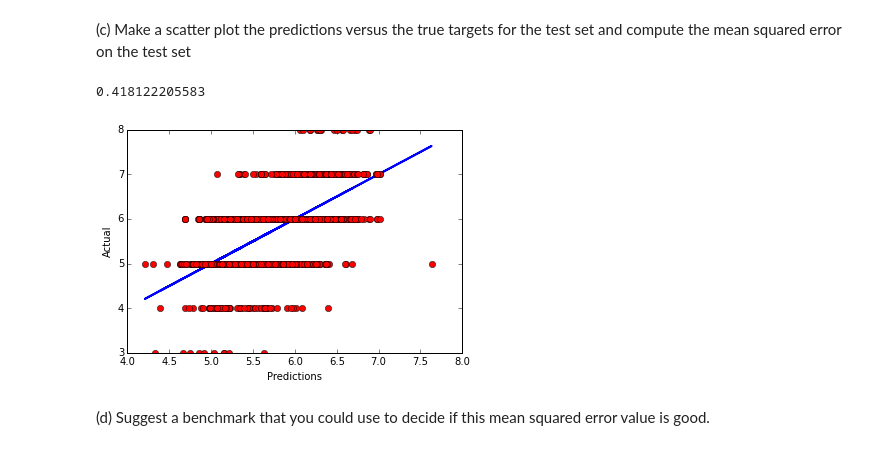
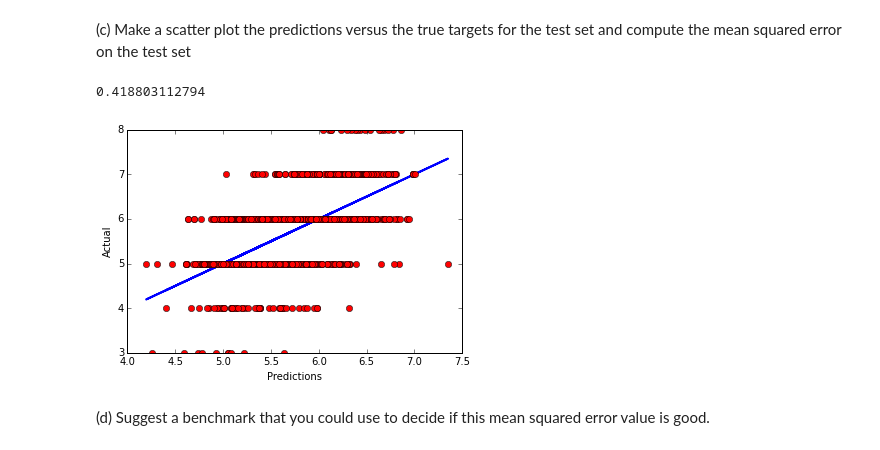
Before and after one commit to RossMeikleham/MachineLearning-Wines, a Jupyter notebook: notebook.ipynb, the cells around one changed output. Cells and saved outputs as stored; diff of their text form; code cells hidden in the pictures.

```diff
--- a/notebook.ipynb
+++ b/notebook.ipynb
@@ -53,31 +53,29 @@ test_data = np.delete(red_data, train_rows_nums, axis=0)
 # %% [markdown]
 (b) Fit a linear regression to the training data
 # %%
-train_features = train_data[:,:11]
-train_Features = np.hstack((np.ones_like(train_features[:,:1]),train_features))
-train_target = train_data[:,11]
+x = train_data[:,:11]
+y = train_data[:,11]
 
 #Work out optimal value of w
-X_train = np.hstack((np.ones_like(train_features), train_features))
-w_train = np.linalg.solve(np.dot(train_Features.T, train_Features),
-                    np.dot(train_Features.T, train_target))
+X = np.hstack((np.ones_like(x[:,:1]), x))
+w = np.linalg.solve(np.dot(X.T, X), np.dot(X.T, y))
 # %% [markdown]
 (c) Make a scatter plot the predictions versus the true targets for the test set and compute the
 mean squared error on the test set
 # %%
 actual = target
 
-predictions = np.dot(Features, w_train)
+predictions = np.dot(Features, w)
 plt.plot(predictions, predictions, 'b-', linewidth=2)
 plt.plot(predictions, actual, 'ro')
 plt.xlabel('Predictions')
 plt.ylabel('Actual')
 
 msqErr = ((actual - predictions)**2).mean()
 print(msqErr)
 # %% [output]
-0.418122205583
+0.418803112794
-[figure, old version]
+[figure, new version]
 # %% [markdown]
 (d) Suggest a benchmark that you could use to decide if this mean squared error value is good.
 # %% [markdown]
```
Also changed, not shown: parts of 3 cells of this notebook.
